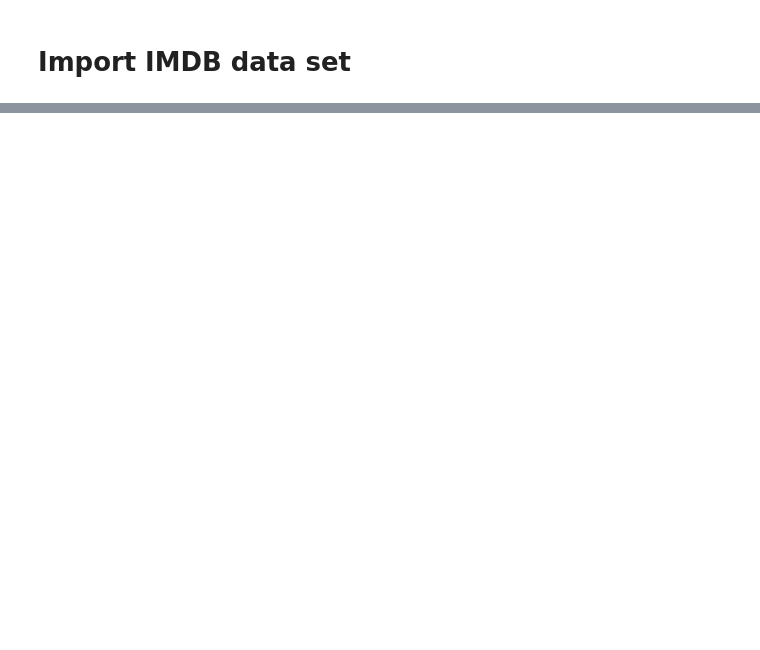
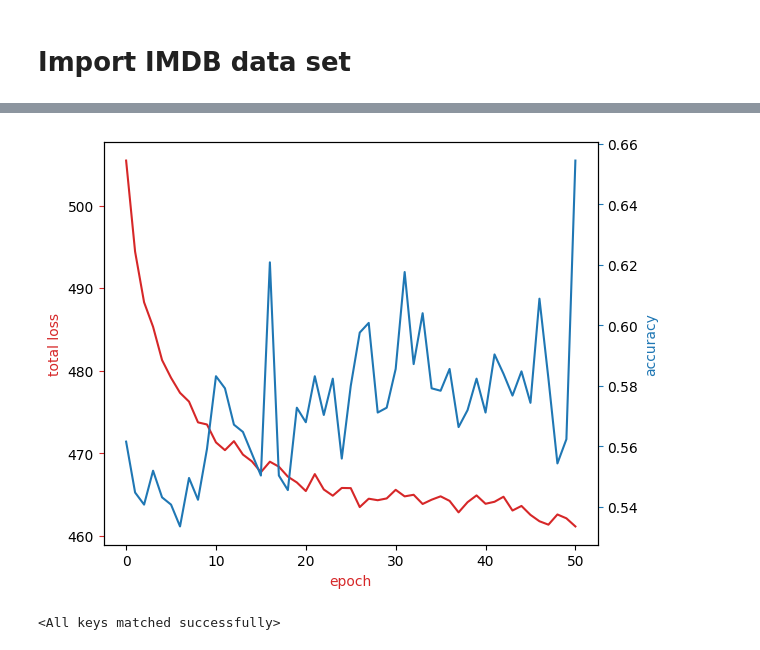
Before and after one commit to vektor8891/llm, a Jupyter notebook: projects/18_adapters_pytorch/18_adapters_pytorch.ipynb, the cells around one changed output, grey strips where cells are left out. Saved outputs shown, nothing was run; the diff lists cells and outputs as text; code cells hidden in the pictures; blank space fills up the shorter version.

```diff
--- a/projects/18_adapters_pytorch/18_adapters_pytorch.ipynb
+++ b/projects/18_adapters_pytorch/18_adapters_pytorch.ipynb
@@ -105,0 +743,15 @@ tar.close()
+# %%
+acc_urlopened = urlopen('https://cf-courses-data.s3.us.cloud-object-storage.appdomain.cloud/UdR3ApQnxSeV2mrA0CbiLg/model-fine2-acc')
+loss_urlopened = urlopen('https://cf-courses-data.s3.us.cloud-object-storage.appdomain.cloud/rWGDIF-uL2dEngWcIo9teQ/model-fine2-loss')
+acc_epoch = pickle.load(acc_urlopened)
+cum_loss_list = pickle.load(loss_urlopened)
+plot(cum_loss_list,acc_epoch)
+# %% [output]
+[figure, added]
+# %%
+urlopened = urlopen('https://cf-courses-data.s3.us.cloud-object-storage.appdomain.cloud/B-1H6lpDg-A0zRwpB6Ek2g/model-fine2.pth')
+model_fine2_ = Net(vocab_size=vocab_size, num_class=2).to(device)
+model_fine2_.load_state_dict(torch.load(io.BytesIO(urlopened.read()), map_location=device))
+#evaluate(test_dataloader, model_fine2_)
+# %% [output]
+<All keys matched successfully>
```
Also changed, not shown: parts of 66 cells of this notebook.
